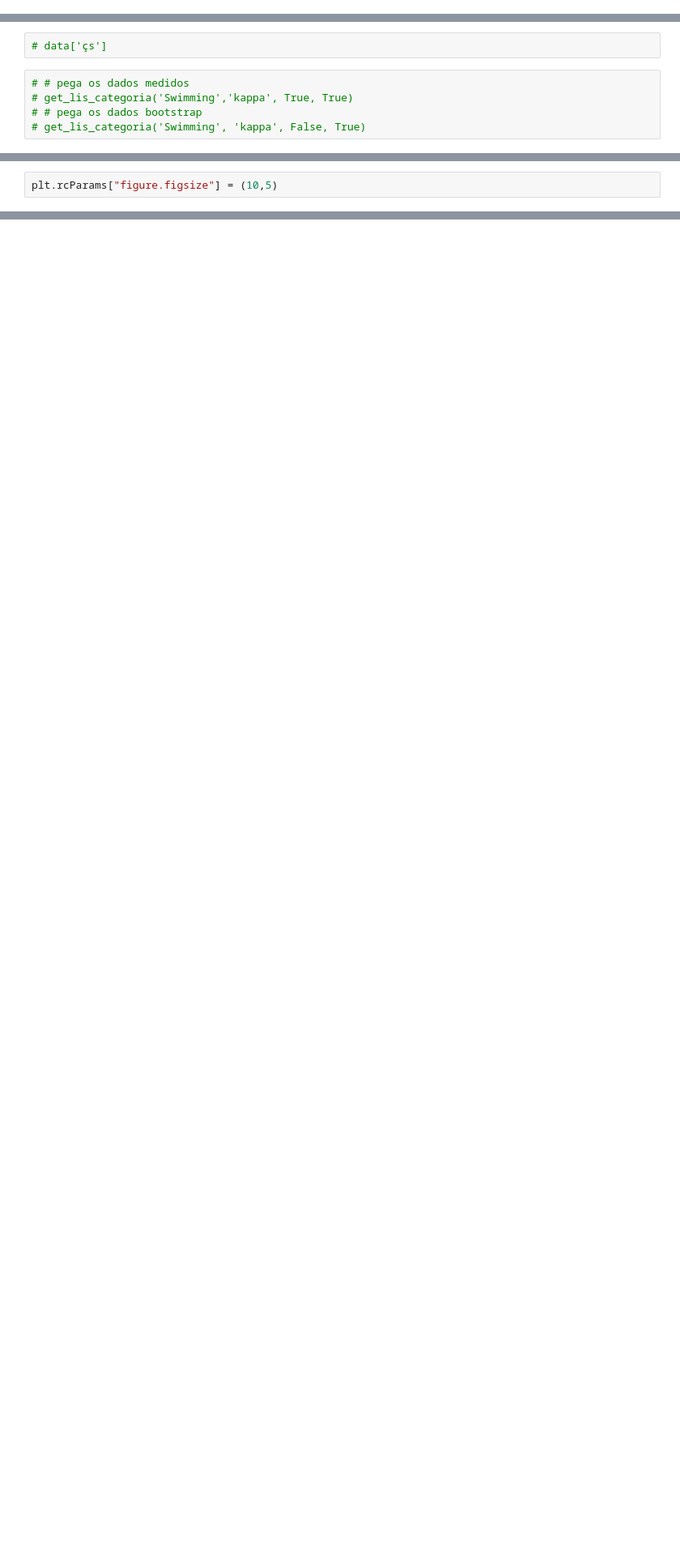
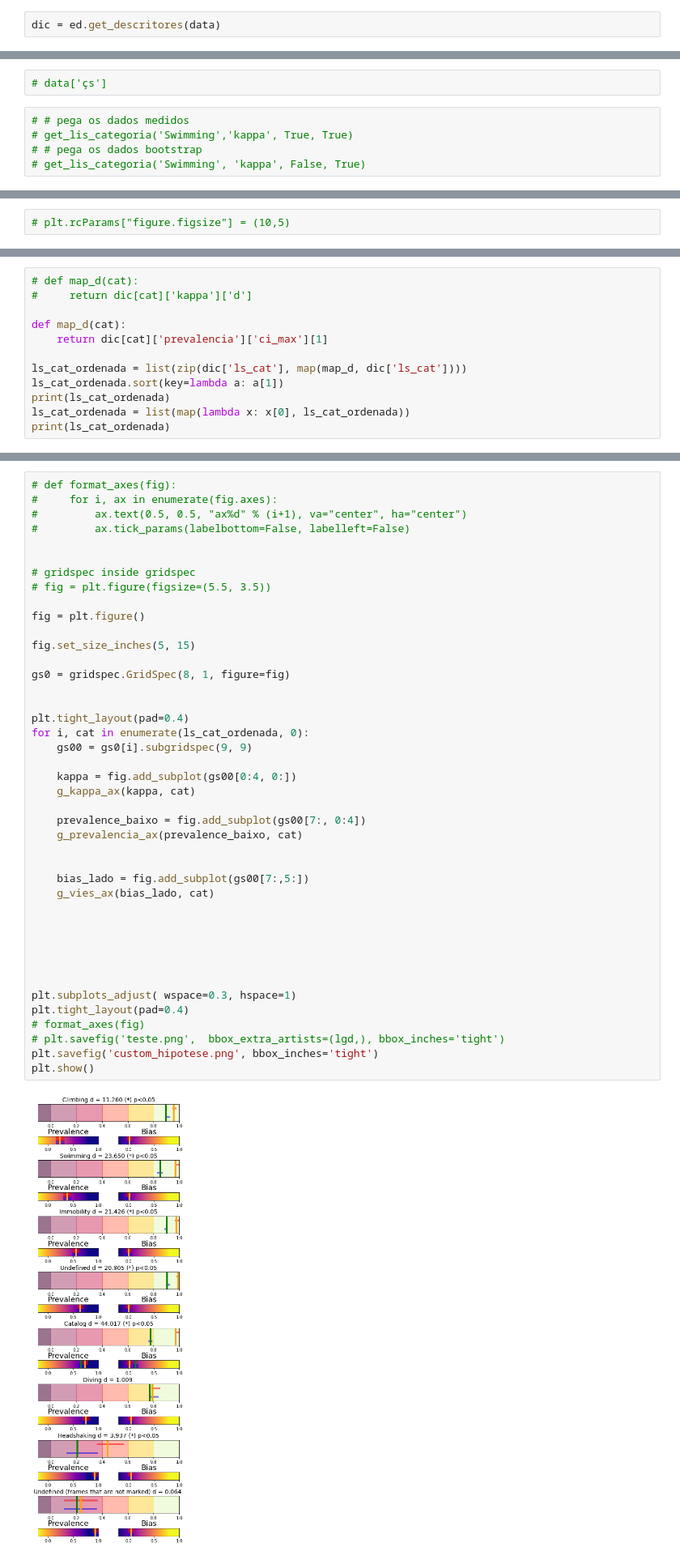
Before and after one commit to EthoWatcher/Reliability, a Jupyter notebook: Agreement/src/relatorio/gerando_imagem.ipynb, the cells around one changed output, grey strips where cells are left out. Shown at 81% size. Cells and saved outputs as stored; diff of their text form; blank space fills up the shorter version.

```diff
--- a/Agreement/src/relatorio/gerando_imagem.ipynb
+++ b/Agreement/src/relatorio/gerando_imagem.ipynb
@@ -23,3 +26,5 @@ def get_dados(path):
 with open('data.json', 'w') as f:
     data = get_dados(path)
     f.write(json.dumps(data))
+# %%
+dic = ed.get_descritores(data)
@@ -223,3 +211,3 @@ len(dt['observada'])
 # %%
-plt.rcParams["figure.figsize"] = (10,5)
+# plt.rcParams["figure.figsize"] = (10,5)
 # %%
@@ -301,0 +556,12 @@ data['medido']["catalogo_var_max"]['kappa']
+# %%
+# def map_d(cat):
+#     return dic[cat]['kappa']['d']
+
+def map_d(cat):
+    return dic[cat]['prevalencia']['ci_max'][1]
+
+ls_cat_ordenada = list(zip(dic['ls_cat'], map(map_d, dic['ls_cat'])))
+ls_cat_ordenada.sort(key=lambda a: a[1])
+print(ls_cat_ordenada)
+ls_cat_ordenada = list(map(lambda x: x[0], ls_cat_ordenada))
+print(ls_cat_ordenada)
@@ -302 +581,45 @@ data['medido']["catalogo_var_max"]['kappa']
+# %%
+# def format_axes(fig):
+#     for i, ax in enumerate(fig.axes):
+#         ax.text(0.5, 0.5, "ax%d" % (i+1), va="center", ha="center")
+#         ax.tick_params(labelbottom=False, labelleft=False)
+
+
+# gridspec inside gridspec
+# fig = plt.figure(figsize=(5.5, 3.5))
+
+fig = plt.figure()
+
+fig.set_size_inches(5, 15)
+
+gs0 = gridspec.GridSpec(8, 1, figure=fig)
+
+
+plt.tight_layout(pad=0.4)
+for i, cat in enumerate(ls_cat_ordenada, 0):
+    gs00 = gs0[i].subgridspec(9, 9)
+
+    kappa = fig.add_subplot(gs00[0:4, 0:])
+    g_kappa_ax(kappa, cat)
+
+    prevalence_baixo = fig.add_subplot(gs00[7:, 0:4])
+    g_prevalencia_ax(prevalence_baixo, cat)
+
+
+    bias_lado = fig.add_subplot(gs00[7:,5:])
+    g_vies_ax(bias_lado, cat)
+
+
+
+
+
+
+plt.subplots_adjust( wspace=0.3, hspace=1)
+plt.tight_layout(pad=0.4)
+# format_axes(fig)
+# plt.savefig('teste.png',  bbox_extra_artists=(lgd,), bbox_inches='tight')
+plt.savefig('custom_hipotese.png', bbox_inches='tight')
+plt.show()
+# %% [output]
+[figure, added]
 # %%
```
Also changed, not shown: parts of 44 cells of this notebook, 7 other files.
